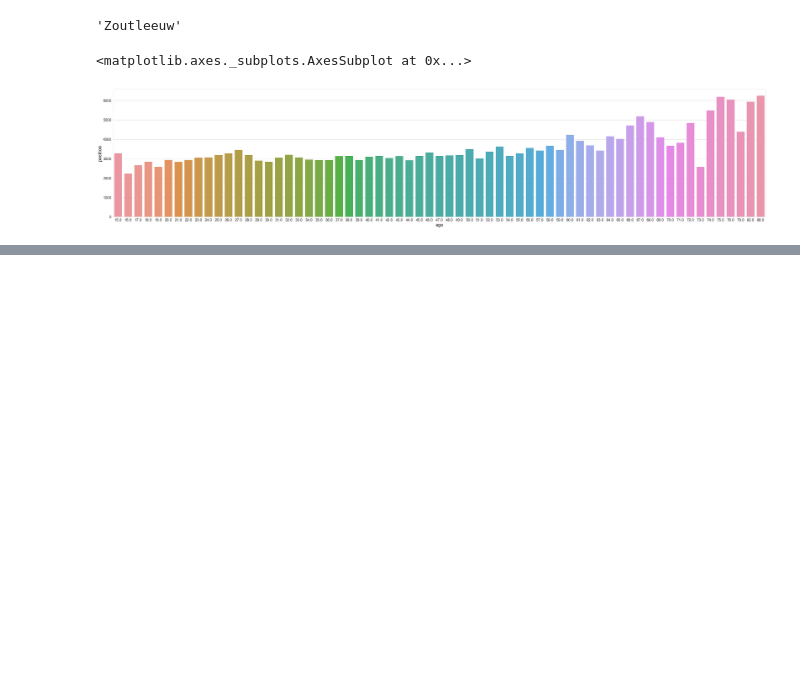
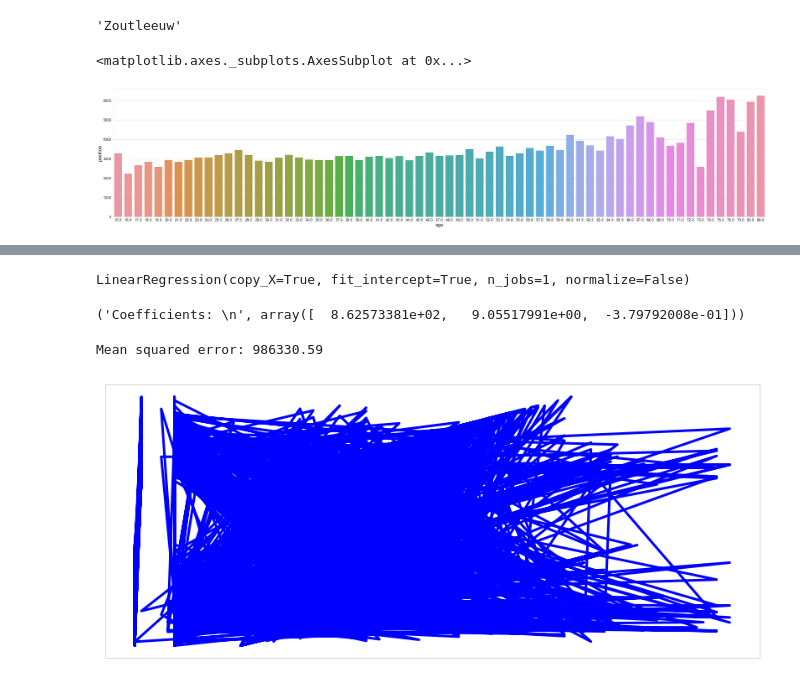
Before and after one commit to dsmiff/BrusselsHalfAnalytics, a Jupyter notebook: BHalf2017.ipynb, the cells around one changed output, grey strips where cells are left out. Drawn from its saved outputs; the diff is of its cells as text; code cells hidden in the pictures; blank space fills up the shorter version.

```diff
--- a/BHalf2017.ipynb
+++ b/BHalf2017.ipynb
@@ -617,0 +720,2 @@ saveDF()
+# %%
+X_train, x_test, Y_train, y_test = train_test_split(X_train, Y_train, test_size=0.3, random_state=101)
@@ -617,0 +739,25 @@ saveDF()
+# %%
+linreg = LinearRegression()
+# %%
+linreg.fit(X_train,Y_train)
+# %% [output]
+LinearRegression(copy_X=True, fit_intercept=True, n_jobs=1, normalize=False)
+# %%
+Y_pred1 = linreg.predict(x_test)
+# %%
+print('Coefficients: \n', linreg.coef_)
+# %% [output]
+('Coefficients: \n', array([  8.62573381e+02,   9.05517991e+00,  -3.79792008e-01]))
+# %%
+from sklearn.metrics import mean_squared_error
+print("Mean squared error: %.2f"
+      % mean_squared_error(y_test, Y_pred1))
+# %% [output]
+Mean squared error: 986330.59
+# %%
+plt.plot(x_test, Y_pred1, color="blue", linewidth=3)
+plt.xticks(())
+plt.yticks(())
+plt.show()
+# %% [output]
+[figure, added]
```
Also changed, not shown: parts of 48 cells of this notebook.
